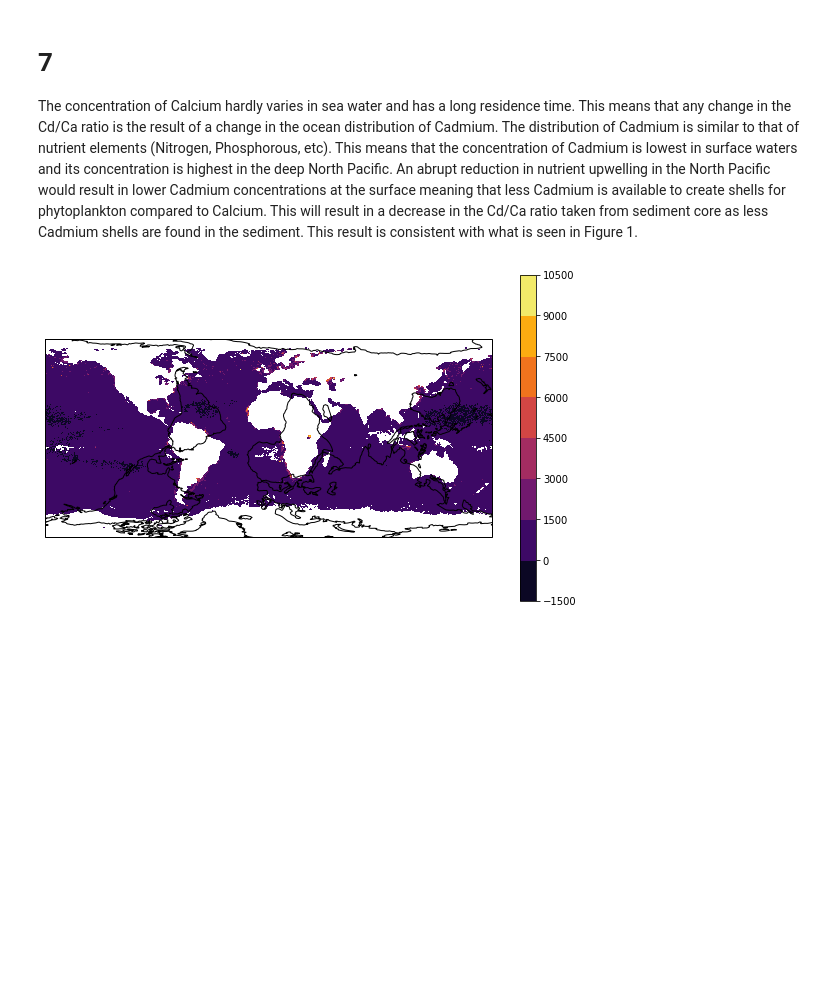
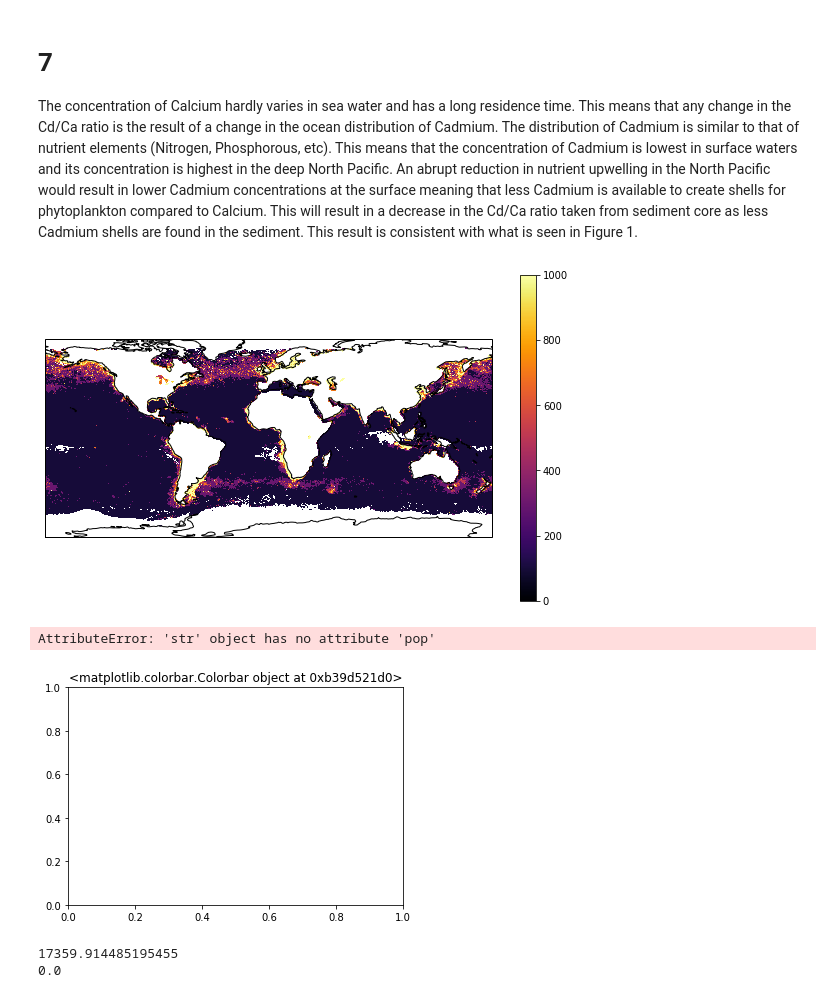
Before and after one commit to drdunmire1417/BGC_HW, a Jupyter notebook: HW 5.ipynb, the cells around one changed output. Saved outputs shown, nothing was run; the diff lists cells and outputs as text; code cells hidden in the pictures; blank space fills up the shorter version.

```diff
--- a/HW 5.ipynb
+++ b/HW 5.ipynb
@@ -154,24 +174,36 @@ def npp_calc(sst, chl, par,lat):
 # %%
 npp = np.zeros((x,y))
+d = np.zeros((x,y))
 
 for i in range(x):
     for j in range(y):
-        npp[i,j] = npp_calc(sst[i,j], chl[i,j],par[i,j], lat[i])
+        if ~np.isnan(sst[i,j]):
+            npp[i,j], d[i,j] = npp_calc(sst[i,j], chl[i,j],par[i,j], lat[i])
 # %%
-e  = -0.0081 * sst + 0.0806*np.log(chl) + 0.426
+e  = np.abs(-0.0081 * sst + 0.0806*np.log(chl) + 0.426)
 export = e*npp
 # %%
 plt.figure(figsize=(10,6))
 
 ax = plt.axes(projection=ccrs.PlateCarree())
 
-plt.contourf(lon, lat, export, transform=ccrs.PlateCarree())
+plt.contourf(lon, lat, np.flipud(export), 60, vmin = 0, vmax = 1000, cmap = 'inferno', transform=ccrs.PlateCarree())
 ax.coastlines()
 plt.xlabel('longitude')
 plt.ylabel('latitude')
-plt.gca().invert_yaxis()
-plt.colorbar()
-plt.set_cmap('inferno')
+m = plt.cm.ScalarMappable(cmap='inferno')
+m.set_array(export)
+m.set_clim(0., 1000.)
+cbar = plt.colorbar(m)
 plt.show()
+plt.title('Export production')
 # %% [output]
-[figure, old version]
+[figure, new version]
+AttributeError: 'str' object has no attribute 'pop'
+[figure, added]
+# %%
+print(np.nanmax(npp))
+print(np.nanmin(npp))
+# %% [output]
+17359.914485195455
+0.0
```
Also changed, not shown: parts of 4 cells of this notebook.
